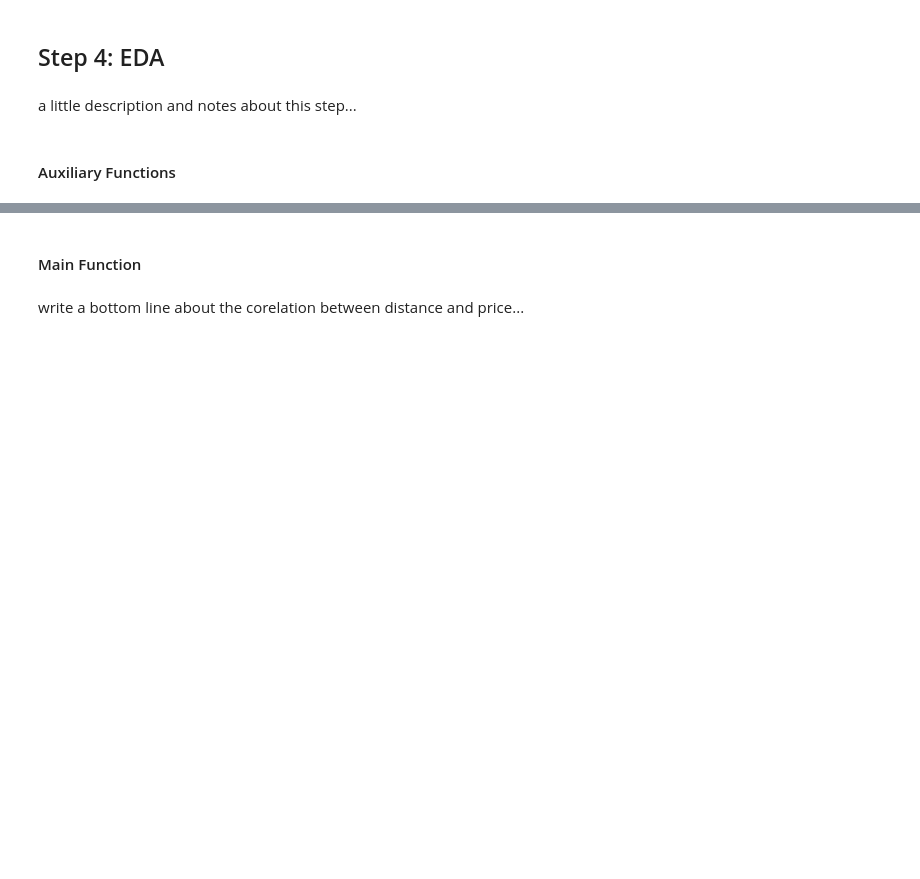
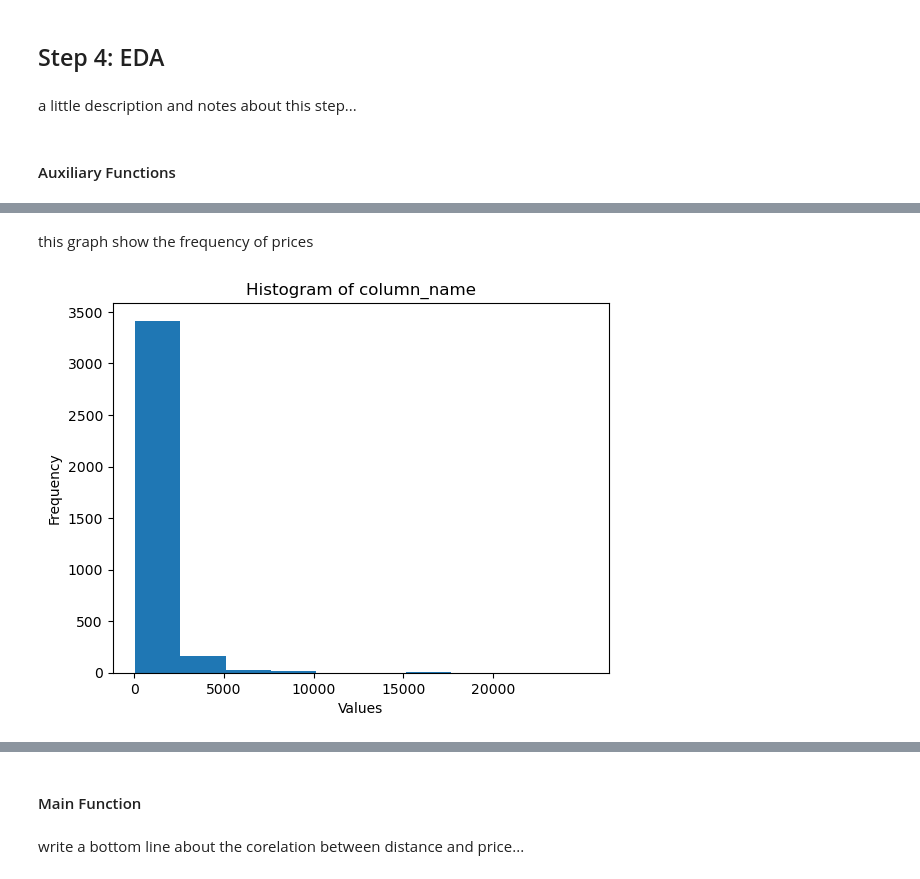
Before and after one commit to yarin-cohen02/dataScienceProject, a Jupyter notebook: project.ipynb, the cells around one changed output, grey strips where cells are left out. Saved outputs shown, nothing was run; the diff lists cells and outputs as text; code cells hidden in the pictures; blank space fills up the shorter version.

```diff
--- a/project.ipynb
+++ b/project.ipynb
@@ -697,0 +776,18 @@ a little description and notes about this step...
+# %% [markdown]
+this graph show the frequency of prices
+# %%
+
+# Plot a histogram of the column
+plt.hist(df['pricePerNight'], bins=10)  # Adjust the number of bins as needed
+
+# Adding labels and title
+plt.xlabel('Values')
+plt.ylabel('Frequency')
+plt.title('Histogram of column_name')
+plt.xticks(range(0, 25000, 5000))  # Set x-axis labels from 0 to 5000 in jumps of 500
+
+
+# Displaying the plot
+plt.show()
+# %% [output]
+[figure, added]
```
Also changed, not shown: parts of 18 cells of this notebook, 1 other file.
